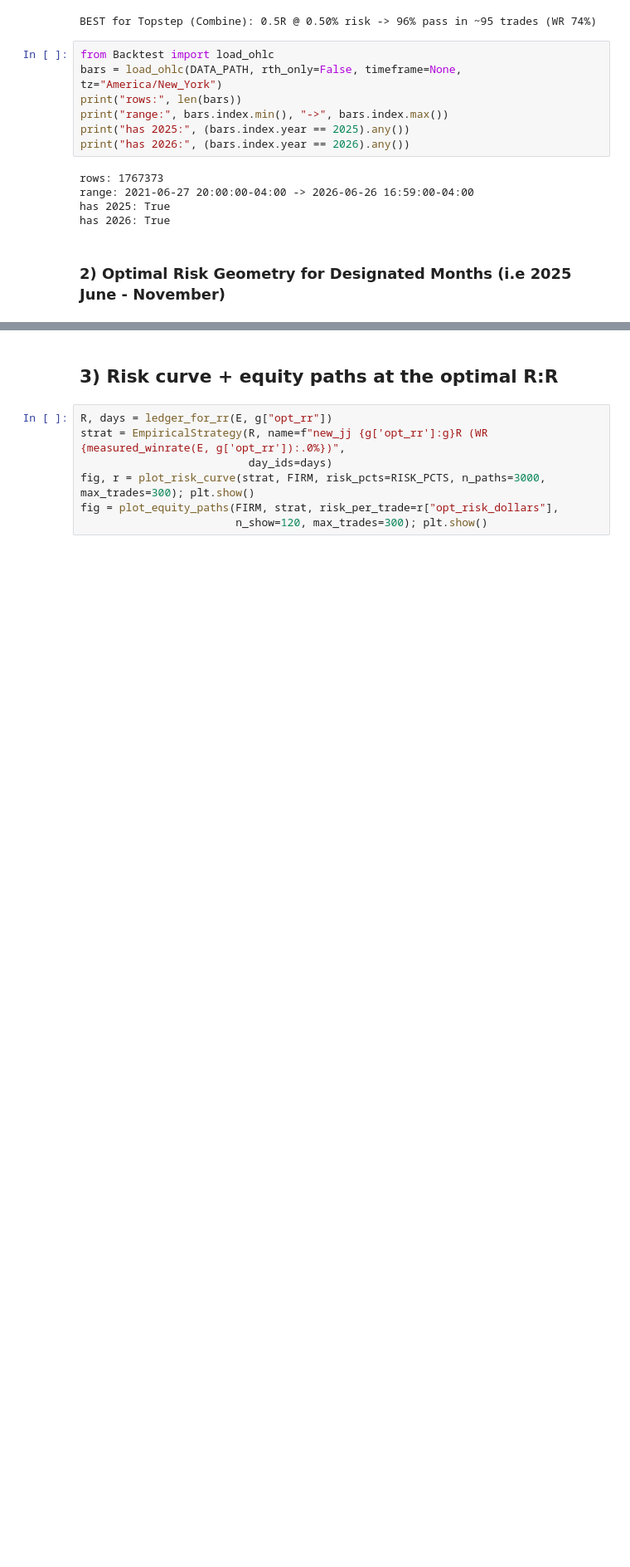
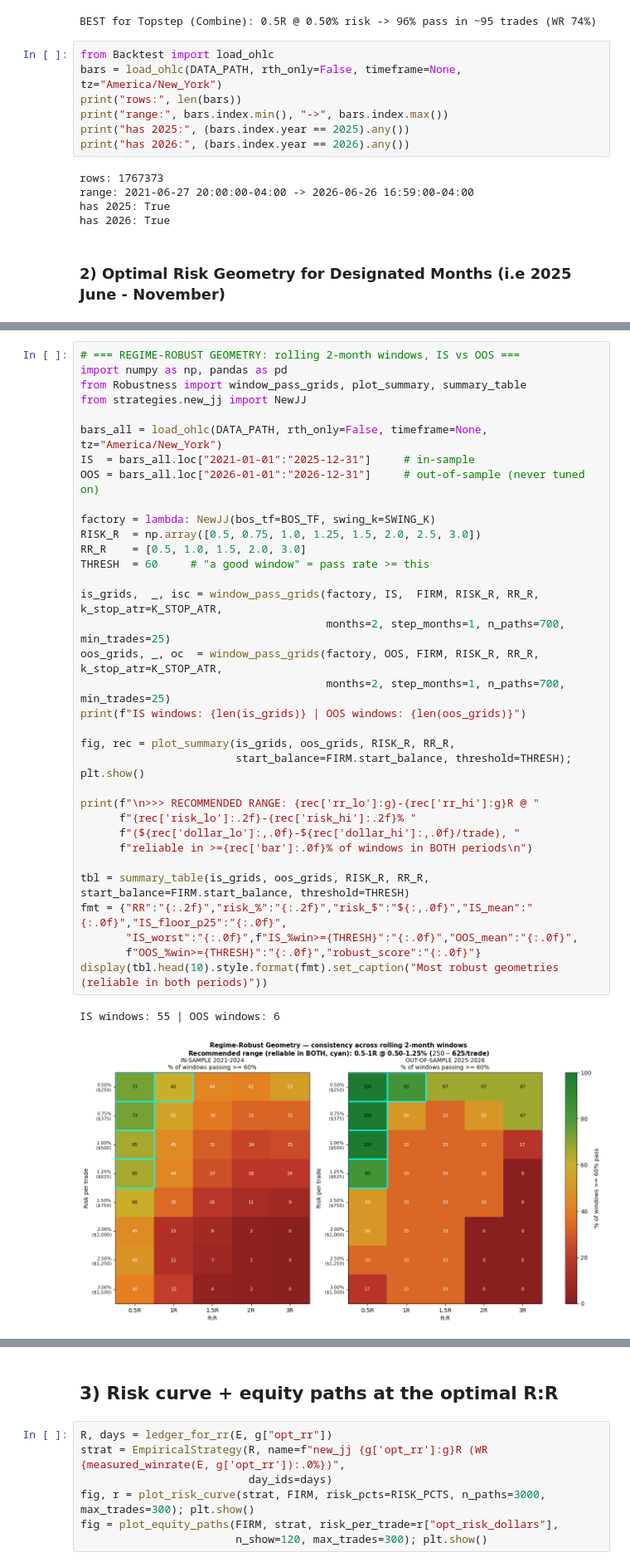
Before and after one commit to 2115hsun/Propfirm-Convex-Payoff-Analysis, a Jupyter notebook: Master Analysis/analysis_notebook_1 (updated 07.11.26).ipynb, the cells around one changed output, grey strips where cells are left out. Shown at 83% size. Cells and saved outputs as stored; diff of their text form; blank space fills up the shorter version.

```diff
--- a/Master Analysis/analysis_notebook_1 (updated 07.11.26).ipynb
+++ b/Master Analysis/analysis_notebook_1 (updated 07.11.26).ipynb
@@ -164,0 +175,37 @@ BEST (2025-01): 0.5R @ 0.50% -> 75% pass in ~124 trades (WR 70%)
+# %%
+# === REGIME-ROBUST GEOMETRY: rolling 2-month windows, IS vs OOS ===
+import numpy as np, pandas as pd
+from Robustness import window_pass_grids, plot_summary, summary_table
+from strategies.new_jj import NewJJ
+
+bars_all = load_ohlc(DATA_PATH, rth_only=False, timeframe=None, tz="America/New_York")
+IS  = bars_all.loc["2021-01-01":"2025-12-31"]     # in-sample
+OOS = bars_all.loc["2026-01-01":"2026-12-31"]     # out-of-sample (never tuned on)
+
+factory = lambda: NewJJ(bos_tf=BOS_TF, swing_k=SWING_K)
+RISK_R  = np.array([0.5, 0.75, 1.0, 1.25, 1.5, 2.0, 2.5, 3.0])
+RR_R    = [0.5, 1.0, 1.5, 2.0, 3.0]
+THRESH  = 60     # "a good window" = pass rate >= this
+
+is_grids,  _, isc = window_pass_grids(factory, IS,  FIRM, RISK_R, RR_R, k_stop_atr=K_STOP_ATR,
+                                      months=2, step_months=1, n_paths=700, min_trades=25)
+oos_grids, _, oc  = window_pass_grids(factory, OOS, FIRM, RISK_R, RR_R, k_stop_atr=K_STOP_ATR,
+                                      months=2, step_months=1, n_paths=700, min_trades=25)
+print(f"IS windows: {len(is_grids)} | OOS windows: {len(oos_grids)}")
+
+fig, rec = plot_summary(is_grids, oos_grids, RISK_R, RR_R,
+                        start_balance=FIRM.start_balance, threshold=THRESH); plt.show()
+
+print(f"\n>>> RECOMMENDED RANGE: {rec['rr_lo']:g}-{rec['rr_hi']:g}R @ "
+      f"{rec['risk_lo']:.2f}-{rec['risk_hi']:.2f}% "
+      f"(${rec['dollar_lo']:,.0f}-${rec['dollar_hi']:,.0f}/trade), "
+      f"reliable in >={rec['bar']:.0f}% of windows in BOTH periods\n")
+
+tbl = summary_table(is_grids, oos_grids, RISK_R, RR_R, start_balance=FIRM.start_balance, threshold=THRESH)
+fmt = {"RR":"{:.2f}","risk_%":"{:.2f}","risk_$":"${:,.0f}","IS_mean":"{:.0f}","IS_floor_p25":"{:.0f}",
+       "IS_worst":"{:.0f}",f"IS_%win>={THRESH}":"{:.0f}","OOS_mean":"{:.0f}",
+       f"OOS_%win>={THRESH}":"{:.0f}","robust_score":"{:.0f}"}
+display(tbl.head(10).style.format(fmt).set_caption("Most robust geometries (reliable in both periods)"))
+# %% [output]
+IS windows: 55 | OOS windows: 6
+[figure, added]
```
Also changed, not shown: parts of 7 cells of this notebook.
